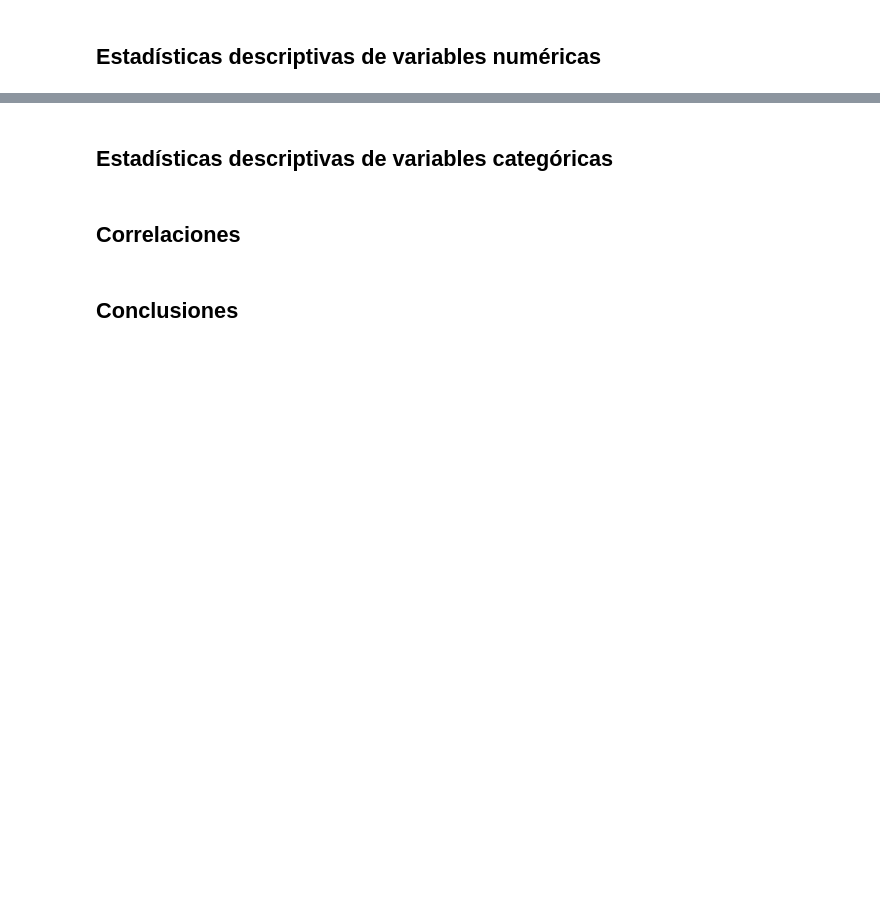
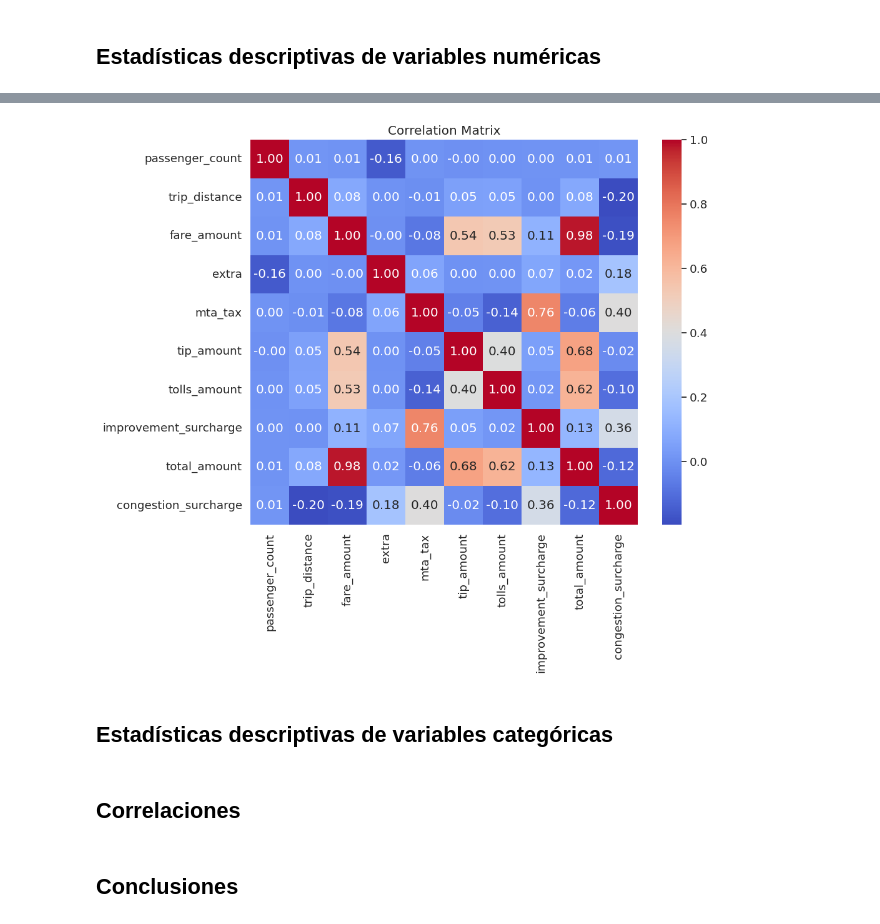
Before and after one commit to IA-UBA/analisis-de-datos, a Jupyter notebook: notebooks/EDA.ipynb, the cells around one changed output, grey strips where cells are left out. Cells and saved outputs as stored; diff of their text form; code cells hidden in the pictures; blank space fills up the shorter version.

```diff
--- a/notebooks/EDA.ipynb
+++ b/notebooks/EDA.ipynb
@@ -6,5 +8,5 @@ import pandas as pd
 # %%
-DATASET_PATH = '../data ...'
+DATASET_PATH = '../data/yellow_tripdata_2020-02.parquet'
 # %%
 raw_df = pd.read_parquet(DATASET_PATH)
 # %% [markdown]
@@ -23,2 +93,12 @@ TARGET = "..."
+# %%
+## asumptions
+
+NUMERICAL_FEATURES = ['passenger_count', 'trip_distance', 'fare_amount', 'extra', 'mta_tax', 'tip_amount', 'tolls_amount', 'improvement_surcharge',  'total_amount', 'congestion_surcharge']
+CATEGORY_FEATURES = ['VendorID', 'RatecodeID', 'store_and_fwd_flag', 'PULocationID', 'DOLocationID', 'payment_type', 'airport_fee']
+TIME_FEATURES = ['tpep_pickup_datetime', 'tpep_dropoff_datetime']
+
+TARGET = "..."
 # %% [markdown]
 ## Estadísticas descriptivas de variables numéricas
+# %%
+num_df = raw_df[NUMERICAL_FEATURES]
@@ -24,0 +150,17 @@ TARGET = "..."
+# %%
+# CORRELATION MATRIX:
+
+
+corr_matrix = num_df.corr()
+
+plt.figure(figsize=(10, 8))  # Adjust the figure size as needed
+sns.set(font_scale=1.2)  # Adjust font size as needed
+sns.heatmap(corr_matrix, annot=True, fmt=".2f", cmap="coolwarm", cbar=True)
+
+# Set the title
+plt.title("Correlation Matrix")
+
+# Show the plot
+plt.show()
+# %% [output]
+[figure, added]
```
Also changed, not shown: parts of 10 cells of this notebook.
